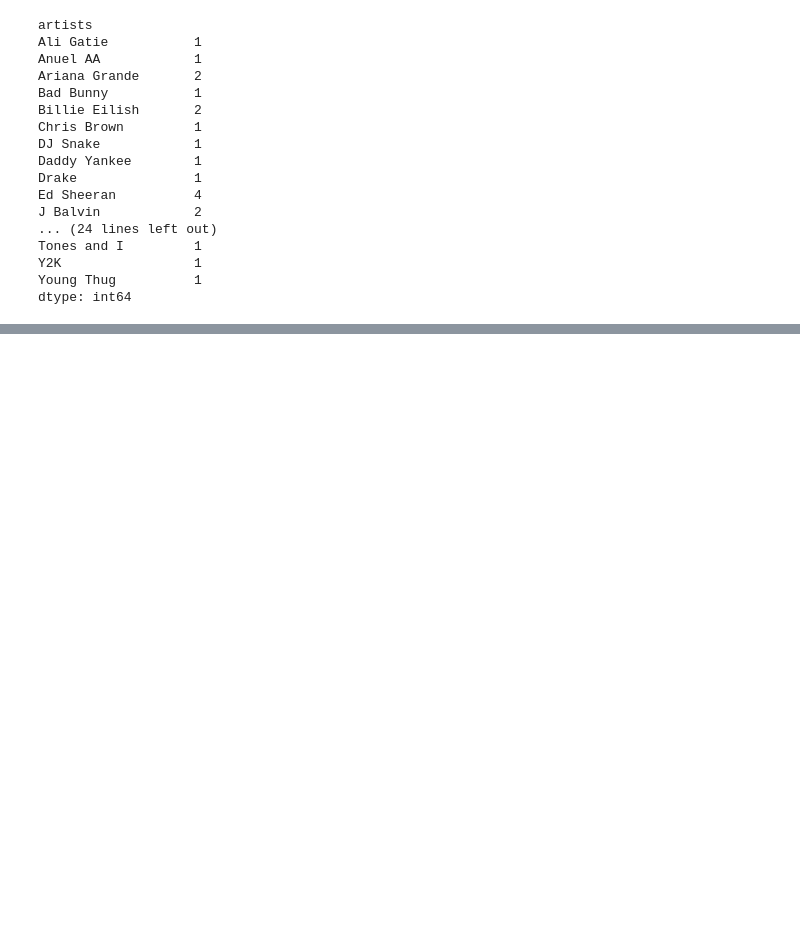
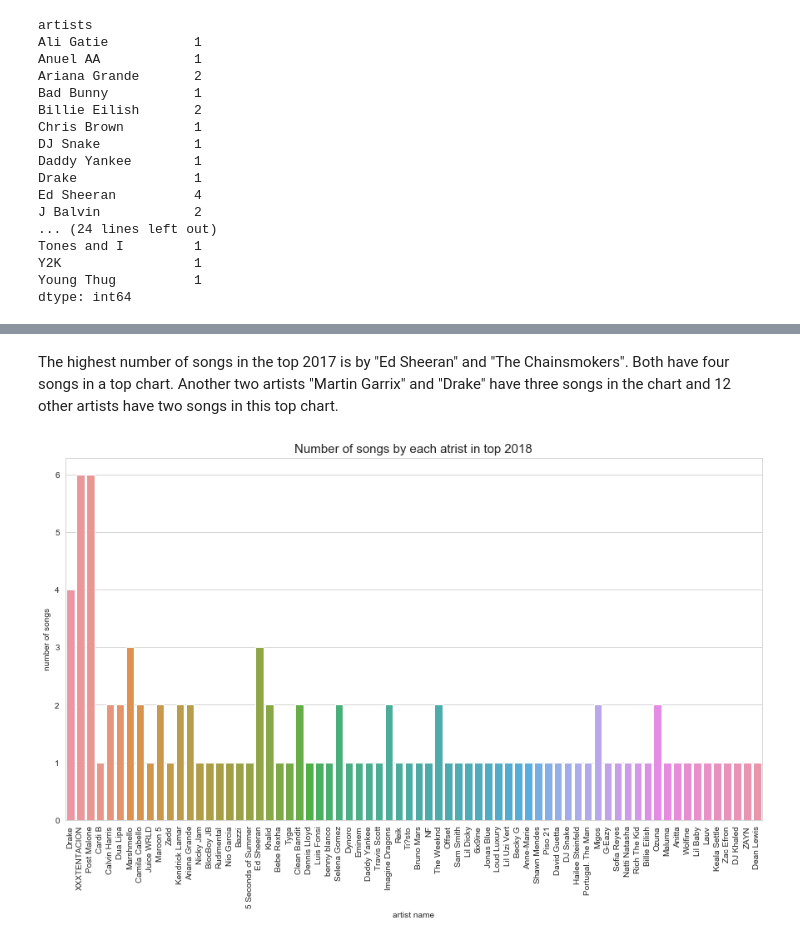
Before and after one commit to fneitzel/DataAnalysisOnMusicPreferences, a Jupyter notebook: exploration/Analysis_of_top_songs_artists.ipynb, the cells around one changed output, grey strips where cells are left out. Drawn from its saved outputs; the diff is of its cells as text; code cells hidden in the pictures; blank space fills up the shorter version.

```diff
--- a/exploration/Analysis_of_top_songs_artists.ipynb
+++ b/exploration/Analysis_of_top_songs_artists.ipynb
@@ -268,0 +276,12 @@ dtype: int64
+# %% [markdown]
+The highest number of songs in the top 2017 is by "Ed Sheeran" and "The Chainsmokers". Both have four songs in a top chart. Another two artists "Martin Garrix" and "Drake" have three songs in the chart and 12 other artists have two songs in this top chart.
+# %%
+plt.figure(figsize=(15,8))
+sns.countplot(top2018["artists"])
+plt.xticks(rotation=90)
+plt.title("Number of songs by each atrist in top 2018", fontsize=15)
+plt.ylabel("number of songs", fontsize=10)
+plt.xlabel("artist name", fontsize=10)
+plt.show()
+# %% [output]
+[figure, added]
```
Also changed, not shown: parts of 35 cells of this notebook.
